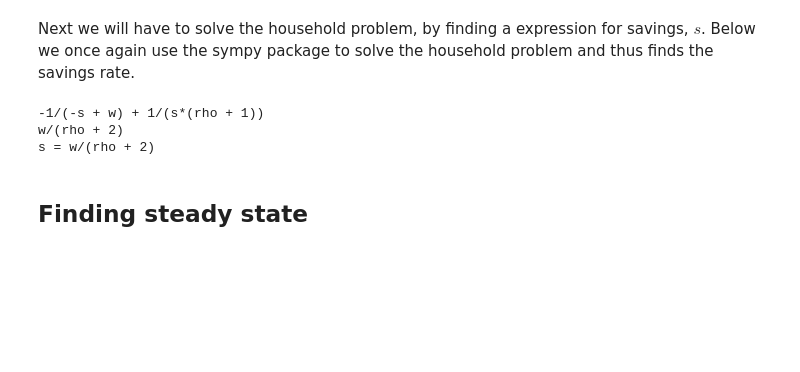
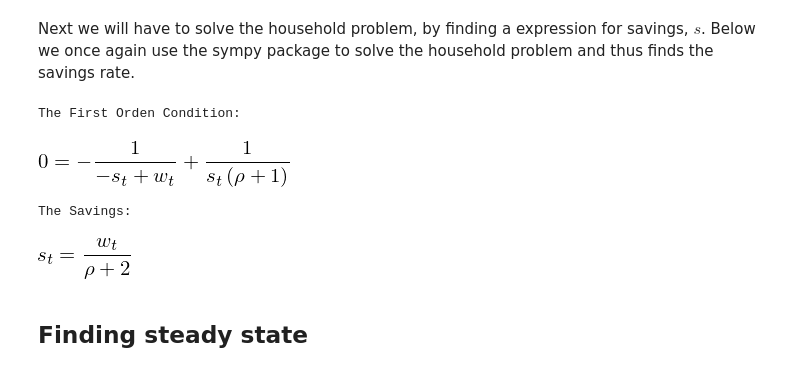
Before and after one commit to NumEconCopenhagen/projects-2019-nx31, a Jupyter notebook: modelproject/NX31_Model_Project.ipynb, the cells around one changed output. Saved outputs shown, nothing was run; the diff lists cells and outputs as text; code cells hidden in the pictures; blank space fills up the shorter version.

```diff
--- a/modelproject/NX31_Model_Project.ipynb
+++ b/modelproject/NX31_Model_Project.ipynb
@@ -188,16 +177,18 @@ w_t = (1-\alpha) Ak_t^{\alpha}
 Next we will have to solve the household problem, by finding a expression for savings, $s$. Below we once again use the sympy package to solve the household problem and thus finds the savings rate.
 # %%
 # Solve the household problem and find s
-U = sm.log(w-s)+(1/(1+rho))*sm.log((1+r_plus)*s)
-U_d = sm.diff(U,s)
-print(U_d)
-usolve = sm.solve(-1/(-s + w) + 1/(s*(rho + 1)),s)[0]
-print(usolve)
-print(f's = w/(rho + 2)')
+U_t = sm.log(w_t-s_t)+(1/(1+rho))*sm.log((1+r_plus)*s_t)
+U_d = sm.diff(U_t,s_t)
+print(f'The First Orden Condition:')
+display(sm.Eq(0,U_d))
+usolve = sm.solve(U_d,s_t)[0]
+print(f'The Savings:')
+display(sm.Eq(s_t,usolve))
 # %% [output]
--1/(-s + w) + 1/(s*(rho + 1))
-w/(rho + 2)
-s = w/(rho + 2)
+The First Orden Condition:
+[figure, added]
+The Savings:
+[figure, added]
 # %% [markdown]
 ## Finding steady state
 # %% [markdown]
```
Also changed, not shown: parts of 21 cells of this notebook.
